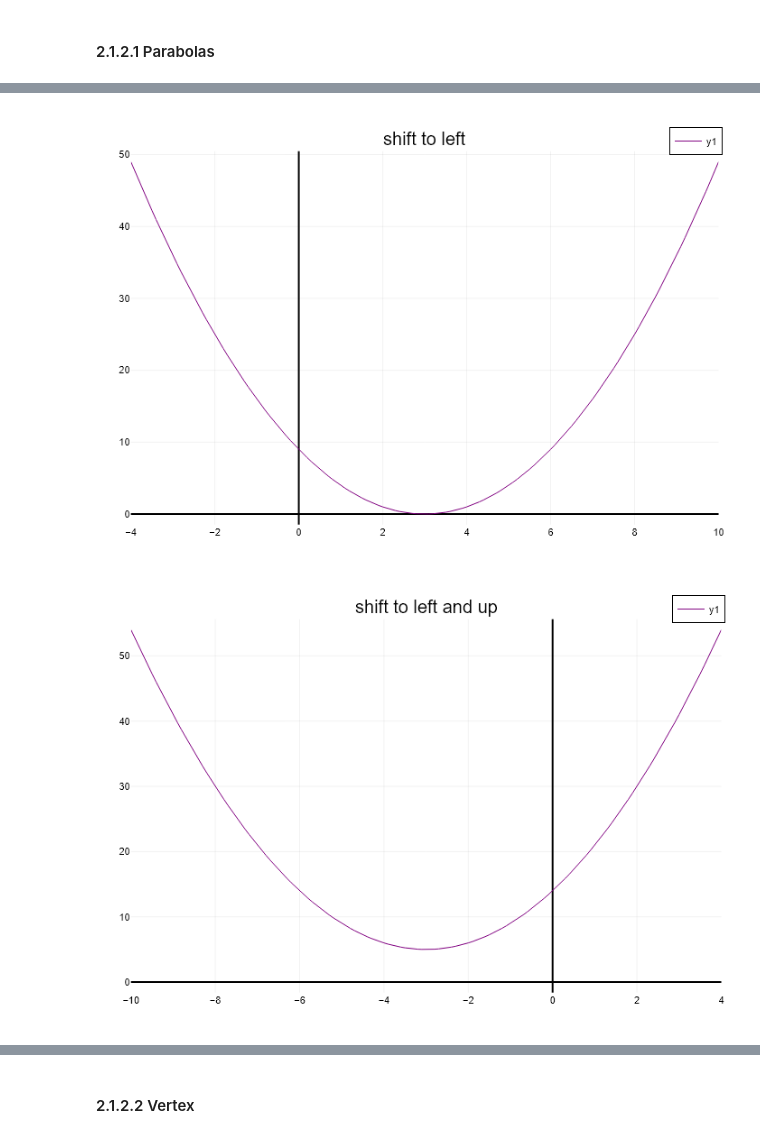
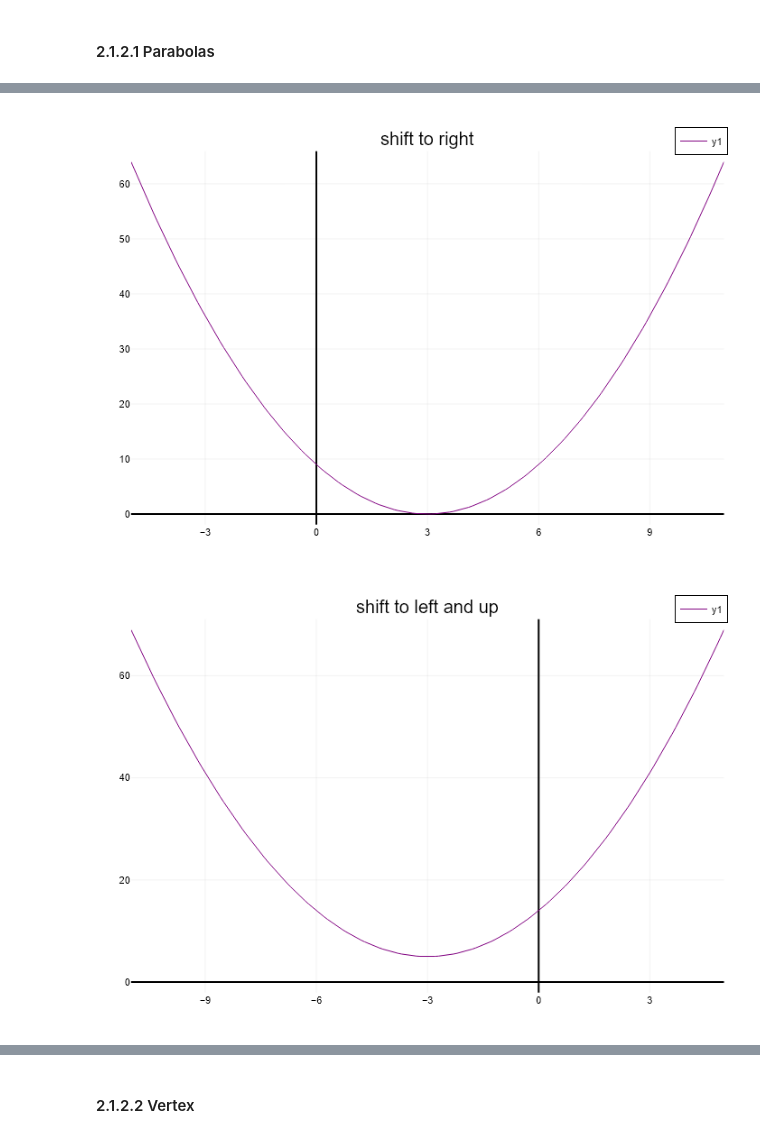
Before and after one commit to p-220w/Julia-Scientific-Modeling, a Jupyter notebook: 01_Mathematics/Module_02_Beta.ipynb, the cells around one changed output, grey strips where cells are left out. Saved outputs shown, nothing was run; the diff lists cells and outputs as text; code cells hidden in the pictures.

```diff
--- a/01_Mathematics/Module_02_Beta.ipynb
+++ b/01_Mathematics/Module_02_Beta.ipynb
@@ -9,3 +9,11 @@ using SymPy
 plotly()
 # %% [output]
 Plots.PlotlyBackend()
+# %%
+# Fix Plot Code
+function get_domain(center; margin_factor=2, base_margin=2)
+    margin = margin_factor * abs(center) + base_margin
+    x_left  = center - margin
+    x_right = center + margin
+    return x_left:0.1:x_right, x_left, x_right
+end
@@ -130,34 +135,24 @@ plot(x_domain,f, title="shift to left" , color=:purple, framestyle=:zerolines,
 c = 3
 f = (x - c)^2
 
-#fix plot code
-hh = c
-margin = 2c + 1
-x_left  = hh - margin
-x_right = hh + margin
-x_domain = x_left:0.1:x_right
+x_domain, x_left, x_right = get_domain(+c)
 
 plot(x_domain,f, title="shift to right" , color=:purple, framestyle=:zerolines,
  xlims = (x_left, x_right))
 # %% [output]
-[figure, old version]
+[figure, new version]
 # %%
 @syms x
 # let c > 0
 c = 3
 f = (x + c)^2 + 5
 
-#fix plot code
-hh = -c
-margin = 2c + 1
-x_left  = hh - margin
-x_right = hh + margin
-x_domain = x_left:0.1:x_right
+x_domain, x_left, x_right = get_domain(-c)
 
 plot(x_domain,f, title="shift to left and up" , color=:purple, framestyle=:zerolines,
  xlims = (x_left, x_right))
 # %% [output]
-[figure, old version]
+[figure, new version]
 # %%
 @syms x
 # let c > 0
```
Also changed, not shown: parts of 4 cells of this notebook.
